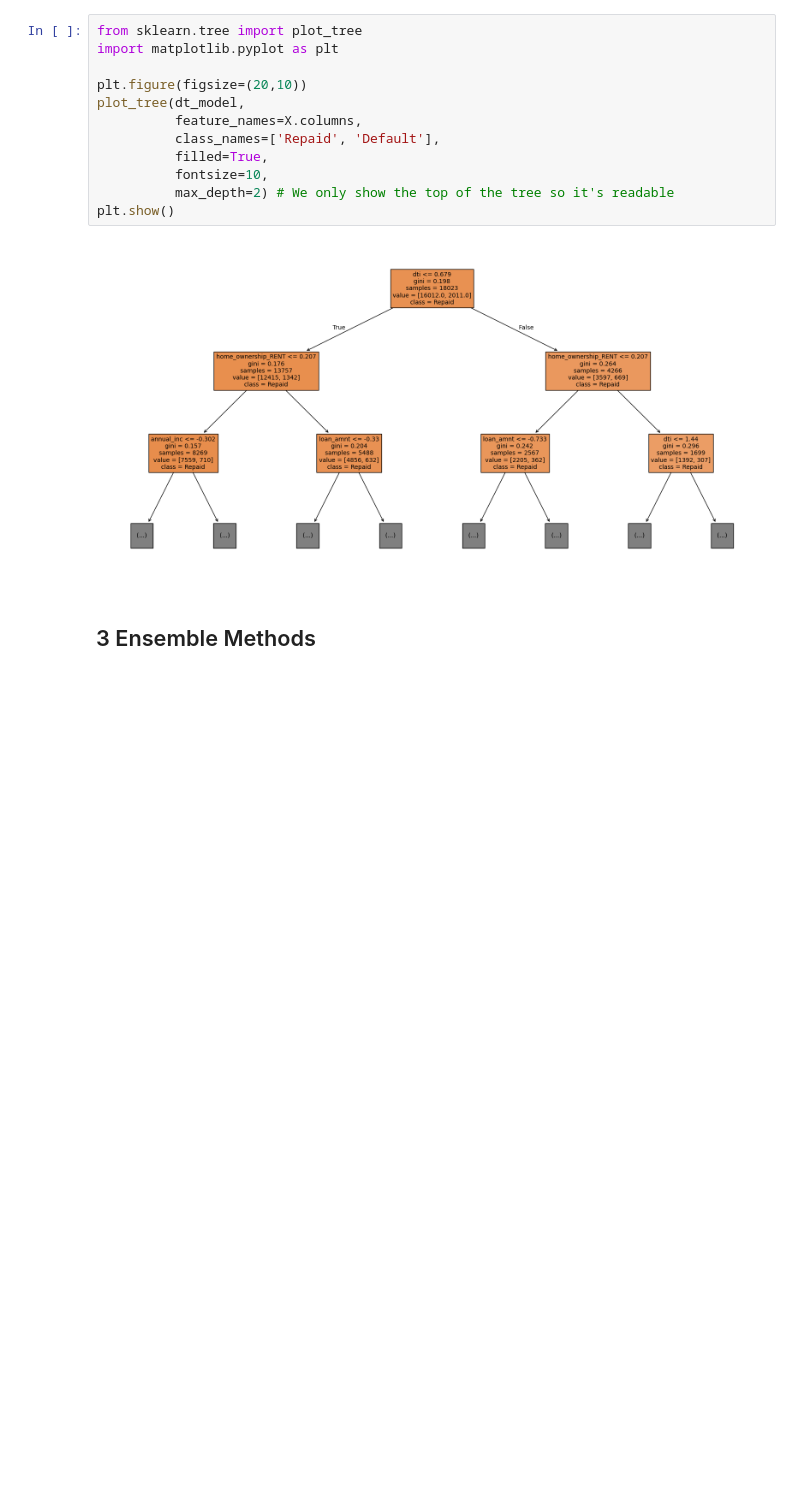
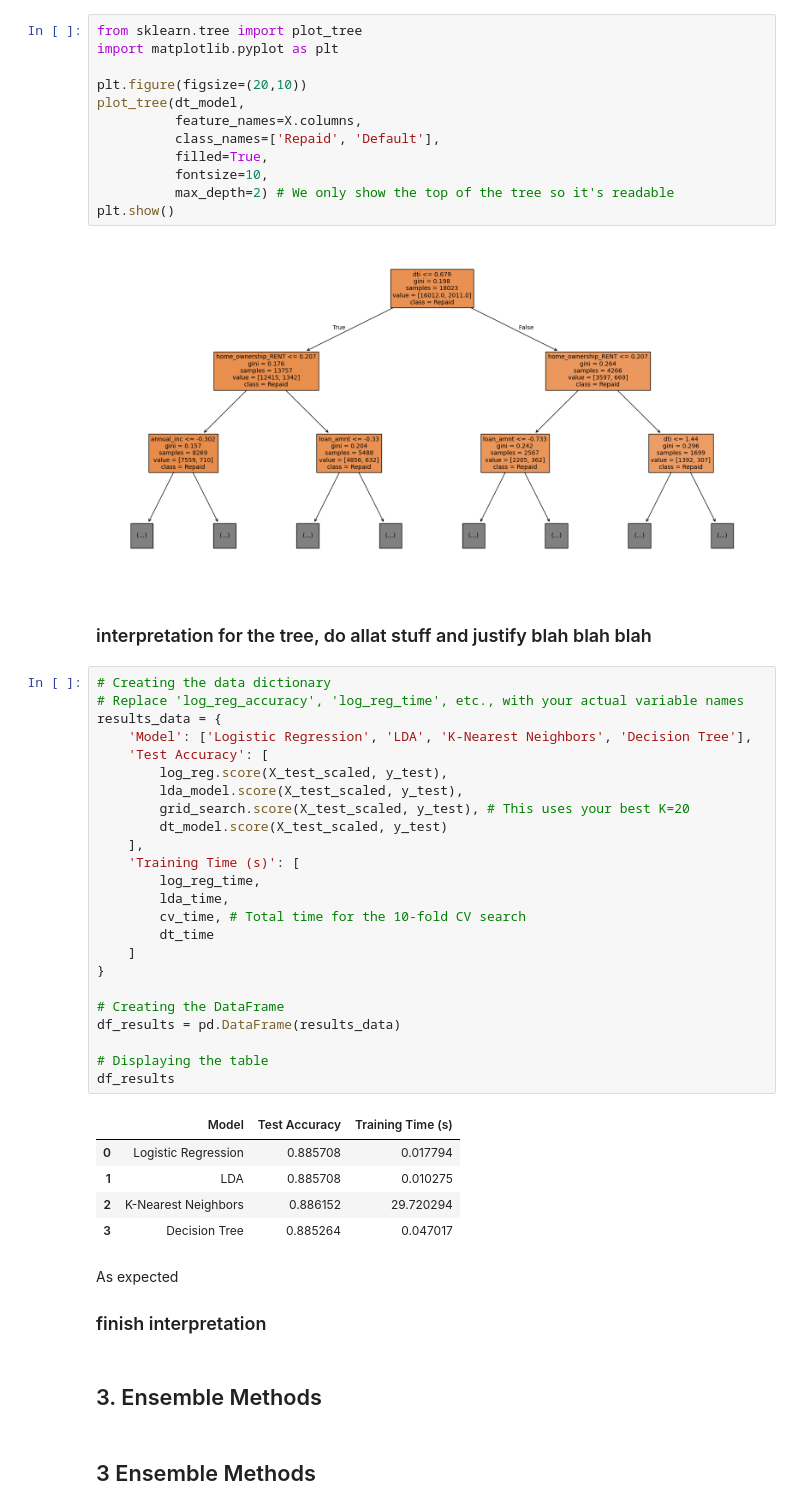
Before and after one commit to yangke34/RSM338-Assignment-5, a Jupyter notebook: RSM338 Assignment 5.ipynb, the cells around one changed output. Cells and saved outputs as stored; diff of their text form; blank space fills up the shorter version.

```diff
--- a/RSM338 Assignment 5.ipynb
+++ b/RSM338 Assignment 5.ipynb
@@ -301,6 +301,43 @@ plot_tree(dt_model,
 plt.show()
 # %% [output]
 [figure]
+# %% [markdown]
+### interpretation for the tree, do allat stuff and justify blah blah blah
+# %%
+# Creating the data dictionary
+# Replace 'log_reg_accuracy', 'log_reg_time', etc., with your actual variable names
+results_data = {
+    'Model': ['Logistic Regression', 'LDA', 'K-Nearest Neighbors', 'Decision Tree'],
+    'Test Accuracy': [
+        log_reg.score(X_test_scaled, y_test),
+        lda_model.score(X_test_scaled, y_test),
+        grid_search.score(X_test_scaled, y_test), # This uses your best K=20
+        dt_model.score(X_test_scaled, y_test)
+    ],
+    'Training Time (s)': [
+        log_reg_time,
+        lda_time,
+        cv_time, # Total time for the 10-fold CV search
+        dt_time
+    ]
+}
+
+# Creating the DataFrame
+df_results = pd.DataFrame(results_data)
+
+# Displaying the table
+df_results
+# %% [output]
+|  | Model | Test Accuracy | Training Time (s) |
+| 0 | Logistic Regression | 0.885708 | 0.017794 |
+| 1 | LDA | 0.885708 | 0.010275 |
+| 2 | K-Nearest Neighbors | 0.886152 | 29.720294 |
+| 3 | Decision Tree | 0.885264 | 0.047017 |
+# %% [markdown]
+As expected
+### finish interpretation
+# %% [markdown]
+## 3. Ensemble Methods
 # %% [markdown]
 ## 3 Ensemble Methods
 # %% [markdown]
```
Also changed, not shown: parts of 3 cells of this notebook.
